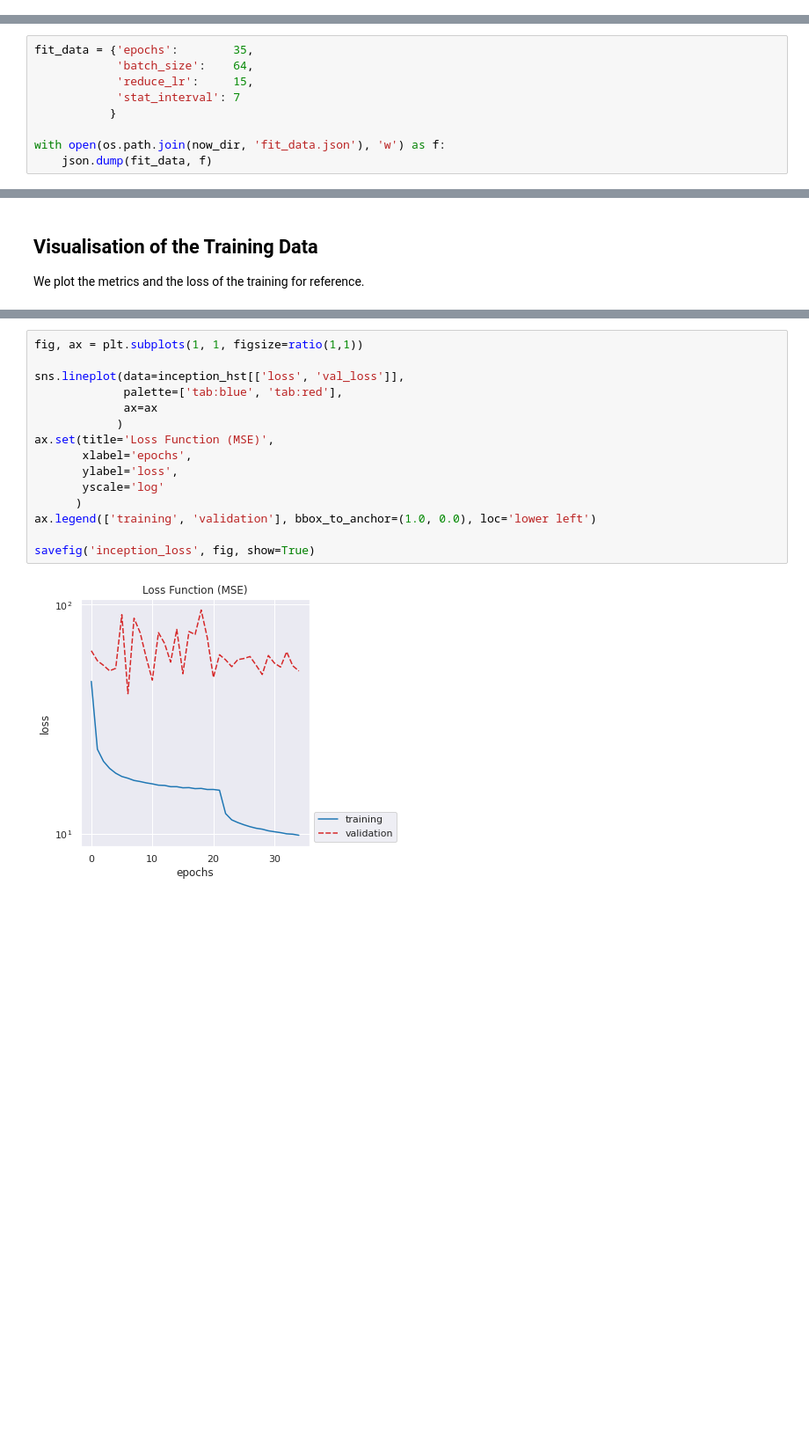
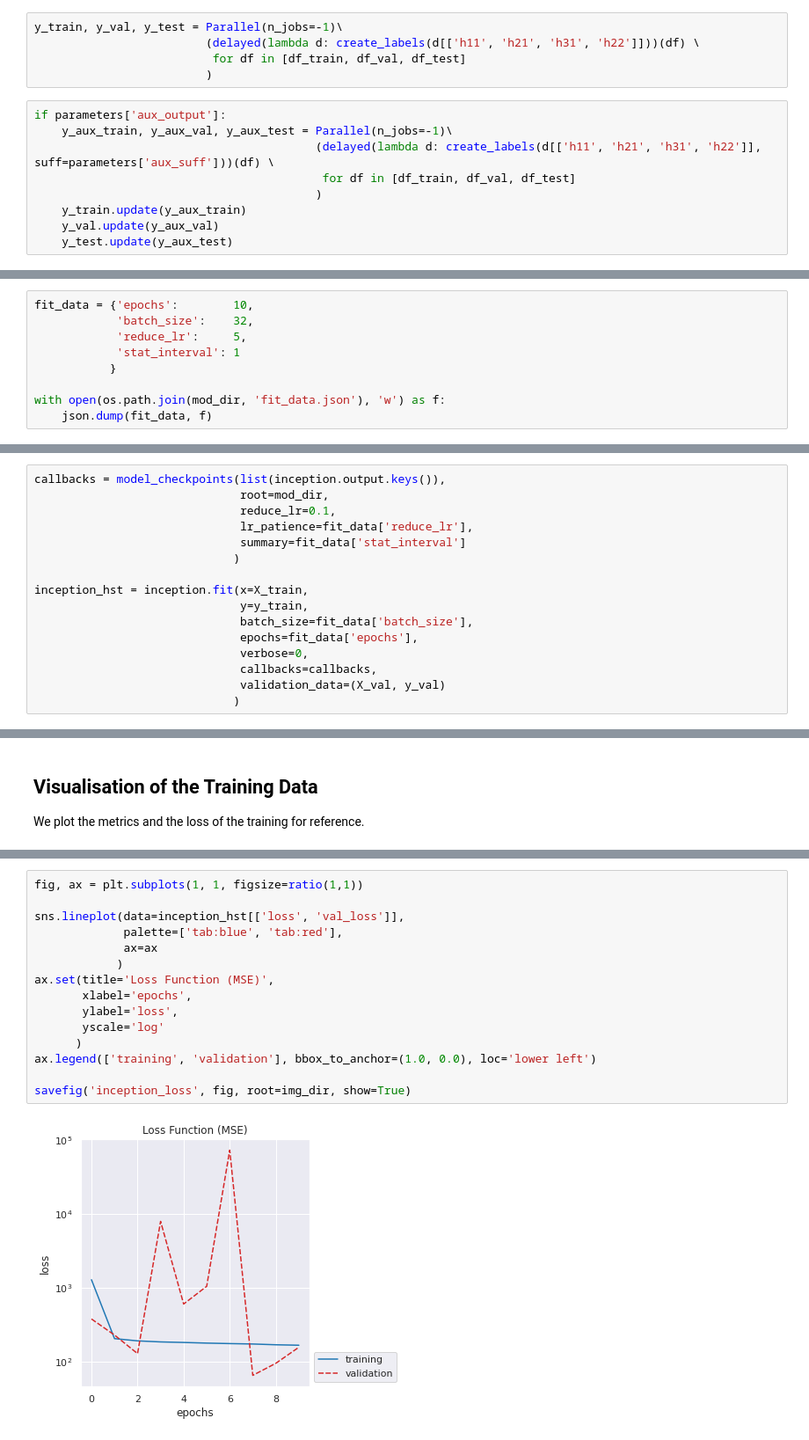
Before and after one commit to thesfinox/ml-cicy-4folds, a Jupyter notebook: cicy4_inception.ipynb, the cells around one changed output, grey strips where cells are left out. Shown at 88% size. Saved outputs shown, nothing was run; the diff lists cells and outputs as text; blank space fills up the shorter version.

```diff
--- a/cicy4_inception.ipynb
+++ b/cicy4_inception.ipynb
@@ -144,2 +114,16 @@ y_test  = create_labels(df_test[['h11', 'h21', 'h31', 'h22']])
+# %%
+y_train, y_val, y_test = Parallel(n_jobs=-1)\
+                         (delayed(lambda d: create_labels(d[['h11', 'h21', 'h31', 'h22']]))(df) \
+                          for df in [df_train, df_val, df_test]
+                         )
+# %%
+if parameters['aux_output']:
+    y_aux_train, y_aux_val, y_aux_test = Parallel(n_jobs=-1)\
+                                         (delayed(lambda d: create_labels(d[['h11', 'h21', 'h31', 'h22']], suff=parameters['aux_suff']))(df) \
+                                          for df in [df_train, df_val, df_test]
+                                         )
+    y_train.update(y_aux_train)
+    y_val.update(y_aux_val)
+    y_test.update(y_aux_test)
 # %%
 del df_train, df_val, df_test
@@ -206,11 +209,11 @@ Image(inception_graph.create_png(), width=480)
 # %% [markdown]
 ### Train the Model
 # %%
-fit_data = {'epochs':        35,
-            'batch_size':    64,
-            'reduce_lr':     15,
-            'stat_interval': 7
+fit_data = {'epochs':        10,
+            'batch_size':    32,
+            'reduce_lr':     5,
+            'stat_interval': 1
            }
 
-with open(os.path.join(now_dir, 'fit_data.json'), 'w') as f:
+with open(os.path.join(mod_dir, 'fit_data.json'), 'w') as f:
     json.dump(fit_data, f)
@@ -252,0 +220,16 @@ Training ended on 29/11/2020 at 12:34:25 after 02 hours, 10 minutes, 27 seconds.
+# %%
+callbacks = model_checkpoints(list(inception.output.keys()),
+                              root=mod_dir,
+                              reduce_lr=0.1,
+                              lr_patience=fit_data['reduce_lr'],
+                              summary=fit_data['stat_interval']
+                             )
+
+inception_hst = inception.fit(x=X_train,
+                              y=y_train,
+                              batch_size=fit_data['batch_size'],
+                              epochs=fit_data['epochs'],
+                              verbose=0,
+                              callbacks=callbacks,
+                              validation_data=(X_val, y_val)
+                             )
@@ -259,20 +261,20 @@ inception_hst = pd.DataFrame(inception_hst.history)
 # %%
 fig, ax = plt.subplots(1, 1, figsize=ratio(1,1))
 
 sns.lineplot(data=inception_hst[['loss', 'val_loss']],
              palette=['tab:blue', 'tab:red'],
              ax=ax
             )
 ax.set(title='Loss Function (MSE)',
        xlabel='epochs',
        ylabel='loss',
        yscale='log'
       )
 ax.legend(['training', 'validation'], bbox_to_anchor=(1.0, 0.0), loc='lower left')
 
-savefig('inception_loss', fig, show=True)
+savefig('inception_loss', fig, root=img_dir, show=True)
 # %% [output]
-[figure, old version]
+[figure, new version]
 # %%
 fig, ax = plt.subplots(1, 1, figsize=ratio(1,1))
 
```
Also changed, not shown: parts of 57 cells of this notebook, 8 other files.
